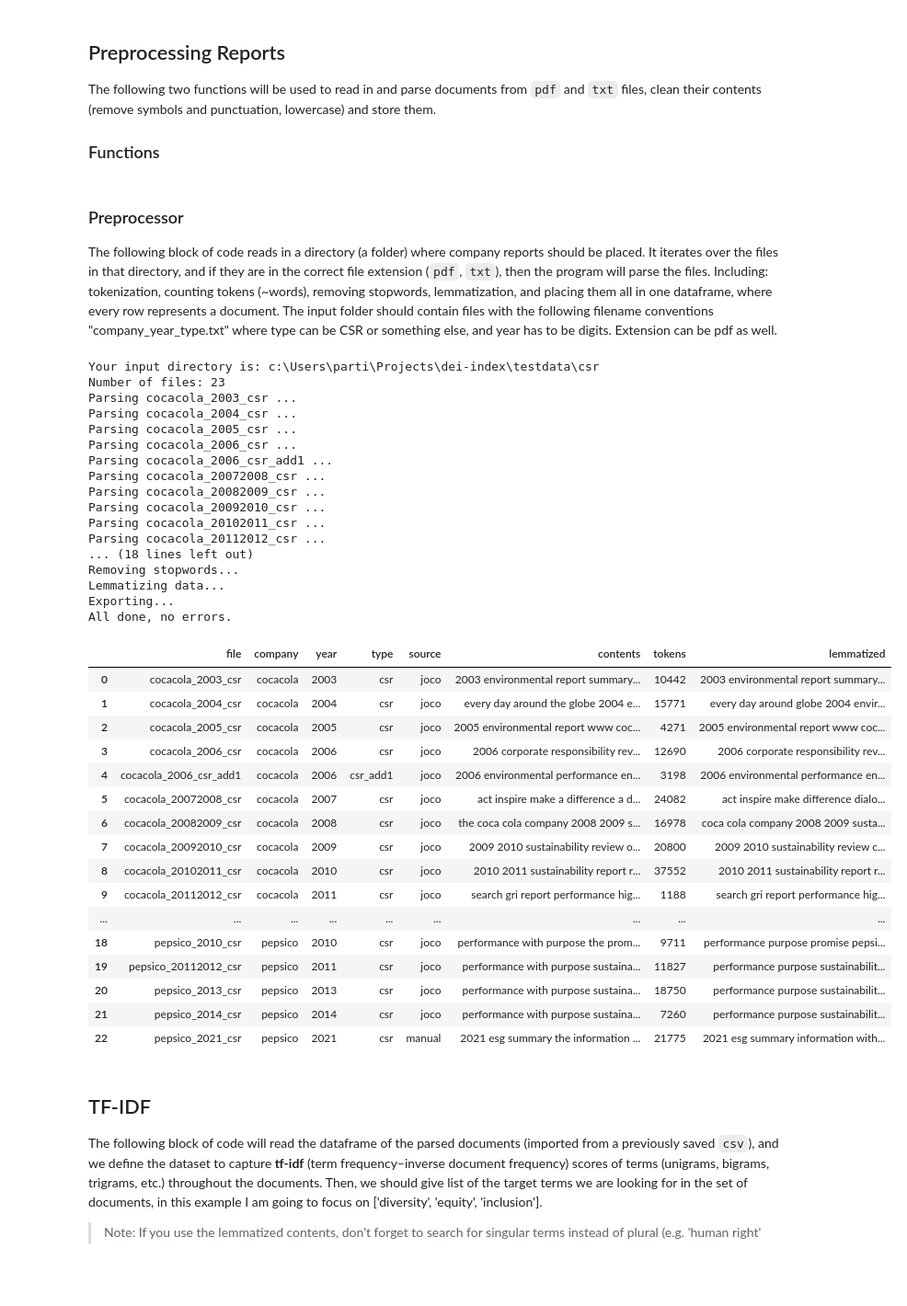
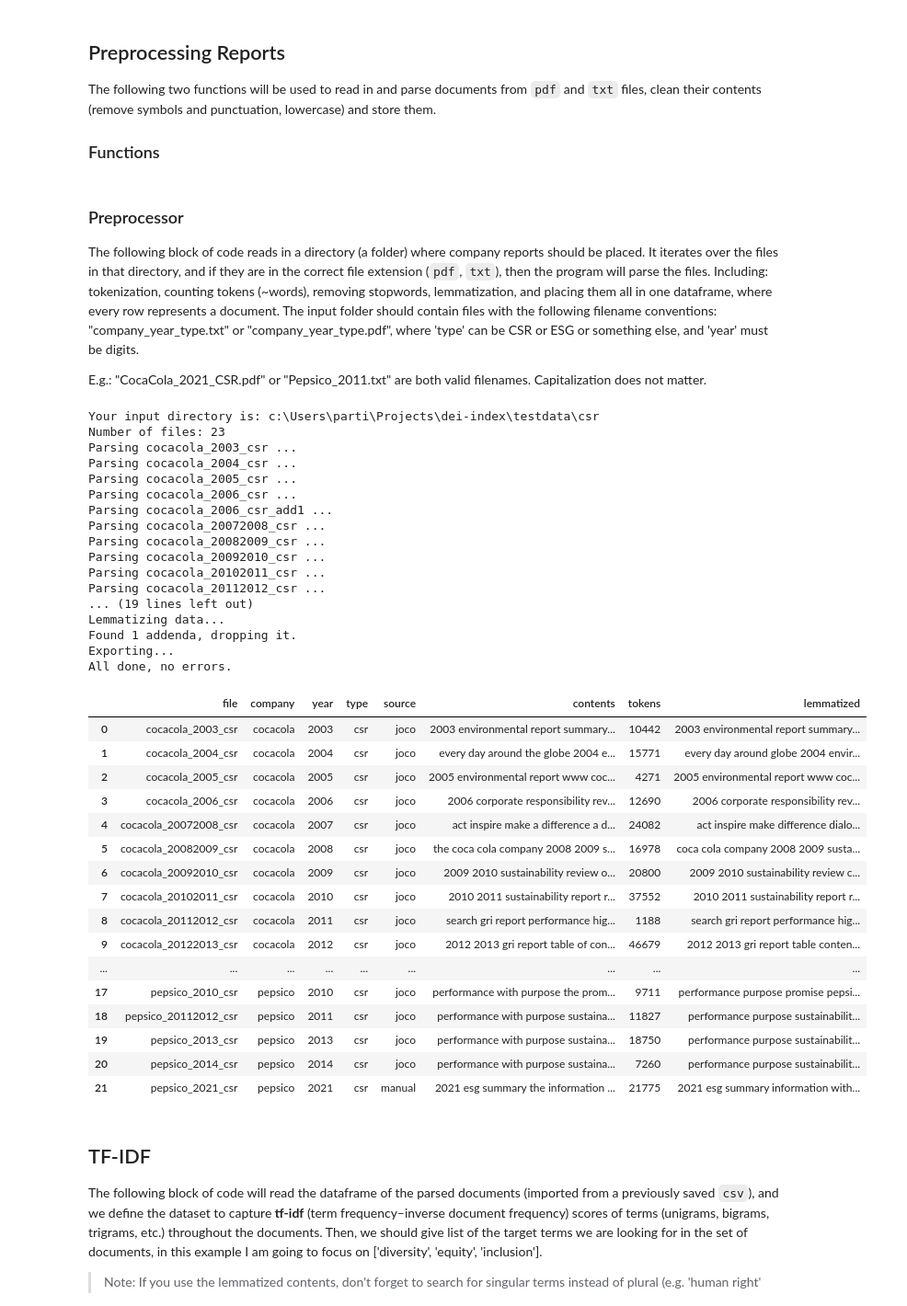
Before and after one commit to partigabor/dei-index, a Jupyter notebook: main.ipynb, the cells around one changed output. Shown at 92% size. Drawn from its saved outputs; the diff is of its cells as text; code cells hidden in the pictures; blank space fills up the shorter version.

```diff
--- a/main.ipynb
+++ b/main.ipynb
@@ -84,8 +84,18 @@ def read_pdf(document, index=0):
   df.loc[index, 'company'] = company
   df.loc[index, 'year'] = year
   df.loc[index, 'type'] = type
+  if type == "":
+    df.loc[index, 'type'] = 'not_csr'
 
   print("Parsing", filename, "...")
+
+  # #####
+  # y = re.search("([0-9]{4})", filename)
+  # if y is None:
+  #   df.loc[index, 'year'] = np.nan
+  # else:
+  #   df.loc[index, 'year'] = y[0]
+  # #####
 
   # creating a pdf file object
   pdfFileObj = open(document, 'rb')
@@ -178,12 +188,14 @@ def read_txt(document, index=0):
   df.loc[index, 'company'] = company
   df.loc[index, 'year'] = year
   df.loc[index, 'type'] = type
+  if type == "":
+    df.loc[index, 'type'] = 'not_csr'
 
   print("Parsing", filename, "...")
 
   y = re.search("([0-9]{4})", filename)
   if y is None:
-    df.loc[index, 'year'] = 'NaN'
+    df.loc[index, 'year'] = np.nan
   else:
     df.loc[index, 'year'] = y[0]
 
@@ -224,10 +236,12 @@ def list_files(dir):
 # %% [markdown]
 ### Preprocessor
 
-The following block of code reads in a directory (a folder) where company reports should be placed. It iterates over the files in that directory, and if they are in the correct file extension (`pdf`, `txt`), then the program will parse the files. Including: tokenization, counting tokens (~words), removing stopwords, lemmatization, and placing them all in one dataframe, where every row represents a document. The input folder should contain files with the following filename conventions "company_year_type.txt" where type can be CSR or something else, and year has to be digits. Extension can be pdf as well.
+The following block of code reads in a directory (a folder) where company reports should be placed. It iterates over the files in that directory, and if they are in the correct file extension (`pdf`, `txt`), then the program will parse the files. Including: tokenization, counting tokens (~words), removing stopwords, lemmatization, and placing them all in one dataframe, where every row represents a document. The input folder should contain files with the following filename conventions: "company_year_type.txt" or "company_year_type.pdf", where 'type' can be CSR or ESG or something else, and 'year' must be digits.
+
+E.g.: "CocaCola_2021_CSR.pdf" or "Pepsico_2011.txt" are both valid filenames. Capitalization does not matter.
 # %%
 # assign relative directory
-directory = os.path.join(sys.path[0], "testdata\\csr") ### INPUT FOLDER HERE ###
+directory = os.path.join(sys.path[0], "testdata\\csr") ### INPUT FOLDER HERE ### "testdata\\csr"
 print("Your input directory is:", directory)
 
 # list files in directory
@@ -250,8 +264,8 @@ for f in files_in_dir:
     elif f.lower().endswith('.txt'):
         # print("Found txt,")
         read_txt(f,i)
-    elif f.lower().endswith('desktop.ini'):
-        print("Hmm...")
+    # elif f.lower().endswith('desktop.ini'):
+    #     print("Hmm...")
     else:
         print("Found something else.")
         misc_files.append(f)
@@ -263,7 +277,7 @@ else:
     print("All files read in.")
 
 # tokenize contents
-print("Tokenize data...")
+print("Tokenizing data...")
 df['tokenized'] = df.contents.copy().apply(lambda x: nltk.word_tokenize(x))
 
 # count words/tokens
@@ -295,48 +309,54 @@ df['lemmatized'] = df['without_stopwords'].copy().apply(lambda x: ' '.join([lemm
 # # drop unnecessary rows
 df = df.drop(columns=['tokenized','without_stopwords'])
 
+# drop addenda reports (optional)
+no_of_addenda = len(df[df['file'].str.contains("add")])
+print("Found", no_of_addenda, "addenda, dropping it.")
+df = df[df['file'].str.contains("add") == False]
+df.reset_index(inplace=True, drop=True)
+
 # export
 print("Exporting...")
 df.to_csv("parsed_documents.csv")
 
 # done
 print("All done, no errors.")
 df
 # %% [output]
 Your input directory is: c:\Users\parti\Projects\dei-index\testdata\csr
 Number of files: 23
 Parsing cocacola_2003_csr ...
 Parsing cocacola_2004_csr ...
 Parsing cocacola_2005_csr ...
 Parsing cocacola_2006_csr ...
 Parsing cocacola_2006_csr_add1 ...
 Parsing cocacola_20072008_csr ...
 Parsing cocacola_20082009_csr ...
 Parsing cocacola_20092010_csr ...
 Parsing cocacola_20102011_csr ...
 Parsing cocacola_20112012_csr ...
-... (18 lines left out)
-Removing stopwords...
+... (19 lines left out)
 Lemmatizing data...
+Found 1 addenda, dropping it.
 Exporting...
 All done, no errors.
 |  | file | company | year | type | source | contents | tokens | lemmatized |
 | 0 | cocacola_2003_csr | cocacola | 2003 | csr | joco | 2003 environmental report summary... | 10442 | 2003 environmental report summary... |
 | 1 | cocacola_2004_csr | cocacola | 2004 | csr | joco | every day around the globe 2004 e... | 15771 | every day around globe 2004 envir... |
 | 2 | cocacola_2005_csr | cocacola | 2005 | csr | joco | 2005 environmental report www coc... | 4271 | 2005 environmental report www coc... |
 | 3 | cocacola_2006_csr | cocacola | 2006 | csr | joco | 2006 corporate responsibility rev... | 12690 | 2006 corporate responsibility rev... |
-| 4 | cocacola_2006_csr_add1 | cocacola | 2006 | csr_add1 | joco | 2006 environmental performance en... | 3198 | 2006 environmental performance en... |
-| 5 | cocacola_20072008_csr | cocacola | 2007 | csr | joco | act inspire make a difference a d... | 24082 | act inspire make difference dialo... |
-| 6 | cocacola_20082009_csr | cocacola | 2008 | csr | joco | the coca cola company 2008 2009 s... | 16978 | coca cola company 2008 2009 susta... |
-| 7 | cocacola_20092010_csr | cocacola | 2009 | csr | joco | 2009 2010 sustainability review o... | 20800 | 2009 2010 sustainability review c... |
-| 8 | cocacola_20102011_csr | cocacola | 2010 | csr | joco | 2010 2011 sustainability report r... | 37552 | 2010 2011 sustainability report r... |
-| 9 | cocacola_20112012_csr | cocacola | 2011 | csr | joco | search gri report performance hig... | 1188 | search gri report performance hig... |
+| 4 | cocacola_20072008_csr | cocacola | 2007 | csr | joco | act inspire make a difference a d... | 24082 | act inspire make difference dialo... |
+| 5 | cocacola_20082009_csr | cocacola | 2008 | csr | joco | the coca cola company 2008 2009 s... | 16978 | coca cola company 2008 2009 susta... |
+| 6 | cocacola_20092010_csr | cocacola | 2009 | csr | joco | 2009 2010 sustainability review o... | 20800 | 2009 2010 sustainability review c... |
+| 7 | cocacola_20102011_csr | cocacola | 2010 | csr | joco | 2010 2011 sustainability report r... | 37552 | 2010 2011 sustainability report r... |
+| 8 | cocacola_20112012_csr | cocacola | 2011 | csr | joco | search gri report performance hig... | 1188 | search gri report performance hig... |
+| 9 | cocacola_20122013_csr | cocacola | 2012 | csr | joco | 2012 2013 gri report table of con... | 46679 | 2012 2013 gri report table conten... |
 | ... | ... | ... | ... | ... | ... | ... | ... | ... |
-| 18 | pepsico_2010_csr | pepsico | 2010 | csr | joco | performance with purpose the prom... | 9711 | performance purpose promise pepsi... |
-| 19 | pepsico_20112012_csr | pepsico | 2011 | csr | joco | performance with purpose sustaina... | 11827 | performance purpose sustainabilit... |
-| 20 | pepsico_2013_csr | pepsico | 2013 | csr | joco | performance with purpose sustaina... | 18750 | performance purpose sustainabilit... |
-| 21 | pepsico_2014_csr | pepsico | 2014 | csr | joco | performance with purpose sustaina... | 7260 | performance purpose sustainabilit... |
-| 22 | pepsico_2021_csr | pepsico | 2021 | csr | manual | 2021 esg summary the information ... | 21775 | 2021 esg summary information with... |
+| 17 | pepsico_2010_csr | pepsico | 2010 | csr | joco | performance with purpose the prom... | 9711 | performance purpose promise pepsi... |
+| 18 | pepsico_20112012_csr | pepsico | 2011 | csr | joco | performance with purpose sustaina... | 11827 | performance purpose sustainabilit... |
+| 19 | pepsico_2013_csr | pepsico | 2013 | csr | joco | performance with purpose sustaina... | 18750 | performance purpose sustainabilit... |
+| 20 | pepsico_2014_csr | pepsico | 2014 | csr | joco | performance with purpose sustaina... | 7260 | performance purpose sustainabilit... |
+| 21 | pepsico_2021_csr | pepsico | 2021 | csr | manual | 2021 esg summary the information ... | 21775 | 2021 esg summary information with... |
 # %% [markdown]
 ## TF-IDF
 
```
Also changed, not shown: parts of 7 cells of this notebook, 6 other files.
